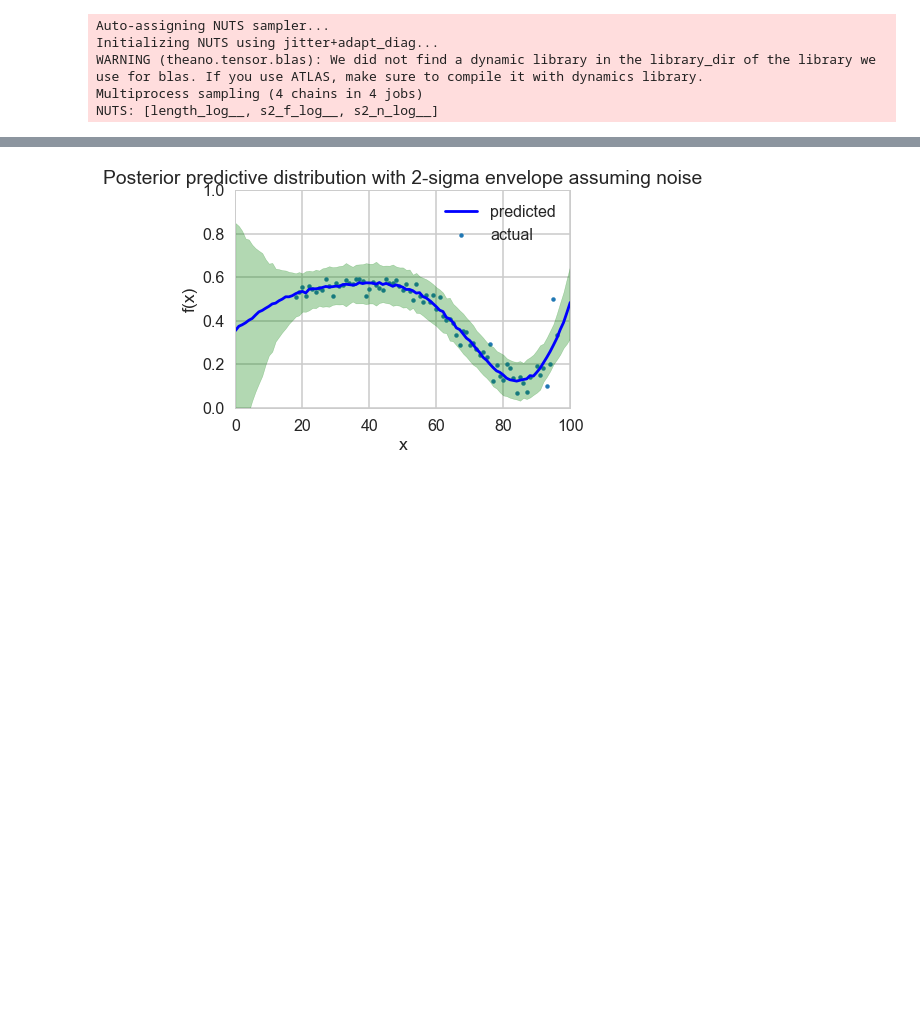
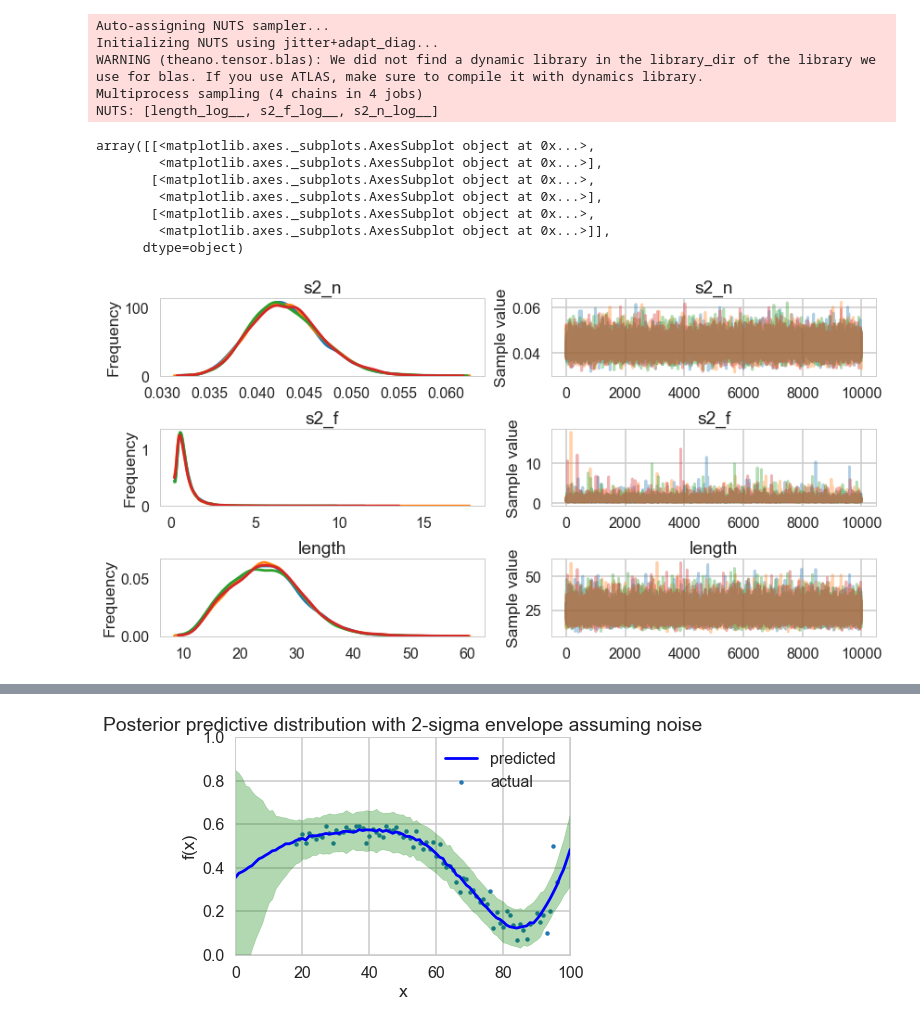
Before and after one commit to blackmange26/AM207_HW8, a Jupyter notebook: AM207_HW8_2018.ipynb, the cells around one changed output, grey strips where cells are left out. Saved outputs shown, nothing was run; the diff lists cells and outputs as text; code cells hidden in the pictures; blank space fills up the shorter version.

```diff
--- a/AM207_HW8_2018.ipynb
+++ b/AM207_HW8_2018.ipynb
@@ -190,3 +207,14 @@ with gp_fit:
     fpred = mgp.conditional("fpred", Xnew = x_pred.reshape(-1,1), pred_noise=True)
     ypred = mgp.conditional("ypred", Xnew = x_pred.reshape(-1,1), pred_noise=False)
     gp_samples = pm.sample_ppc(trace_gp, vars=[fpred, ypred], samples=200)
+# %%
+pm.traceplot(trace_gp)
+# %% [output]
+array([[<matplotlib.axes._subplots.AxesSubplot object at 0x...>,
+        <matplotlib.axes._subplots.AxesSubplot object at 0x...>],
+       [<matplotlib.axes._subplots.AxesSubplot object at 0x...>,
+        <matplotlib.axes._subplots.AxesSubplot object at 0x...>],
+       [<matplotlib.axes._subplots.AxesSubplot object at 0x...>,
+        <matplotlib.axes._subplots.AxesSubplot object at 0x...>]],
+      dtype=object)
+[figure, added]
```
Also changed, not shown: parts of 13 cells of this notebook.
